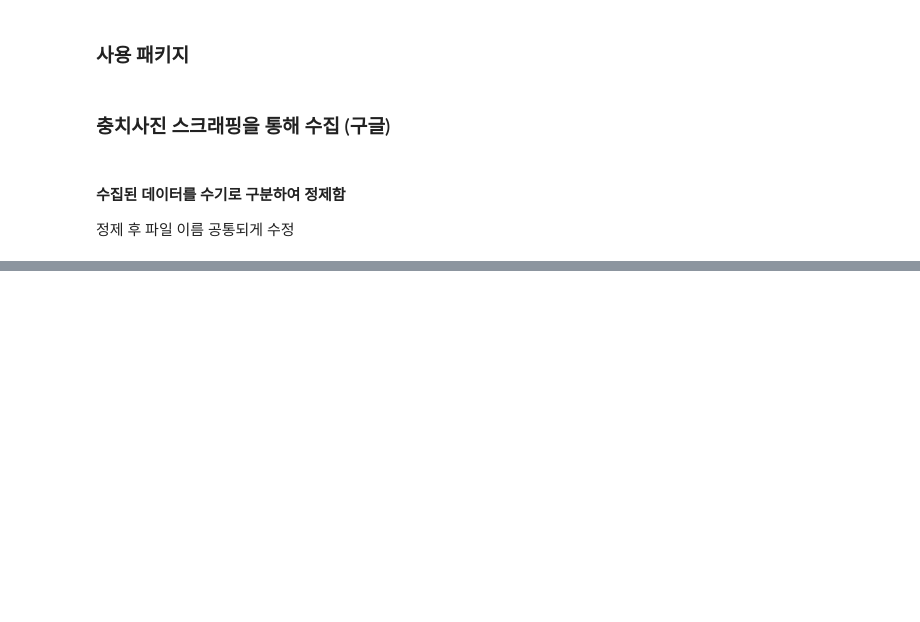
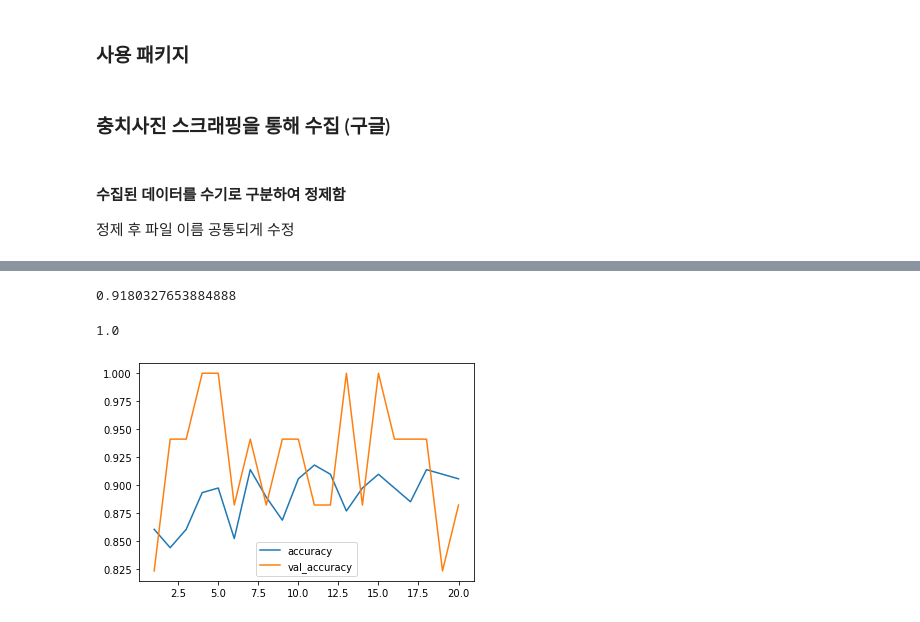
Before and after one commit to kayeehan/Python-practice, a Jupyter notebook: caries_prediction_project.ipynb, the cells around one changed output, grey strips where cells are left out. Cells and saved outputs as stored; diff of their text form; code cells hidden in the pictures; blank space fills up the shorter version.

```diff
--- a/caries_prediction_project.ipynb
+++ b/caries_prediction_project.ipynb
@@ -75,3 +249,3 @@ for index, file in enumerate(files):
 # %%
-pic_dir = 'c:/data_bigdata/dental_caries/pic_total/'
-categories = ['caires','no_caries']
+train_path = 'c:/data_bigdata/dental_caries/pic_total/train'
+vali_path = 'c:/data_bigdata/dental_caries/pic_total/validation'
@@ -77,0 +292,7 @@ categories = ['caires','no_caries']
+# %%
+validation_generator = training_datagen.flow_from_directory(vali_path,
+batch_size=32,
+shuffle=True,
+target_size=(64,64),
+class_mode='binary')
+validation_generator.classes
@@ -77,0 +306,17 @@ categories = ['caires','no_caries']
+# %%
+model = Sequential()
+model.add(Conv2D(filters=32,kernel_size=(3,3),strides=(1,1),padding='same',input_shape=(64,64,3),activation='relu'))
+model.add(MaxPool2D(pool_size=(2,2)))
+
+model.add(Conv2D(filters=64,kernel_size=(3,3),strides=(1,1),padding='same',activation='relu'))
+model.add(MaxPool2D(pool_size=(2,2)))
+model.add(Conv2D(filters=64,kernel_size=(3,3),strides=(1,1),padding='same',activation='relu'))
+model.add(MaxPool2D(pool_size=(2,2)))
+model.add(Conv2D(filters=64,kernel_size=(3,3),strides=(1,1),padding='same',activation='relu'))
+model.add(MaxPool2D(pool_size=(2,2)))
+model.add(Flatten())
+model.add(Dense(512,activation='relu'))
+model.add(Dropout(0.5))
+model.add(Dense(32,activation='relu'))
+model.add(Dense(1,activation='sigmoid'))
+model.summary()
@@ -77,0 +341,3 @@ categories = ['caires','no_caries']
+# %%
+model.compile(optimizer=tf.optimizers.Adam(learning_rate=0.001),loss='binary_crossentropy',metrics=['accuracy'])
+history = model.fit(training_generator,validation_data=validation_generator,epochs=20)
@@ -77,0 +362,13 @@ categories = ['caires','no_caries']
+# %%
+history.history['accuracy'][tf.argmax(history.history['accuracy'])]
+# %% [output]
+0.9180327653884888
+# %%
+history.history['val_accuracy'][tf.argmax(history.history['val_accuracy'])]
+# %% [output]
+1.0
+# %%
+sns.lineplot(data=history.history,x=range(1,21,1),y=history.history['accuracy'],label='accuracy');
+sns.lineplot(data=history.history,x=range(1,21,1),y=history.history['val_accuracy'],label='val_accuracy');
+# %% [output]
+[figure, added]
```
Also changed, not shown: parts of 28 cells of this notebook.
